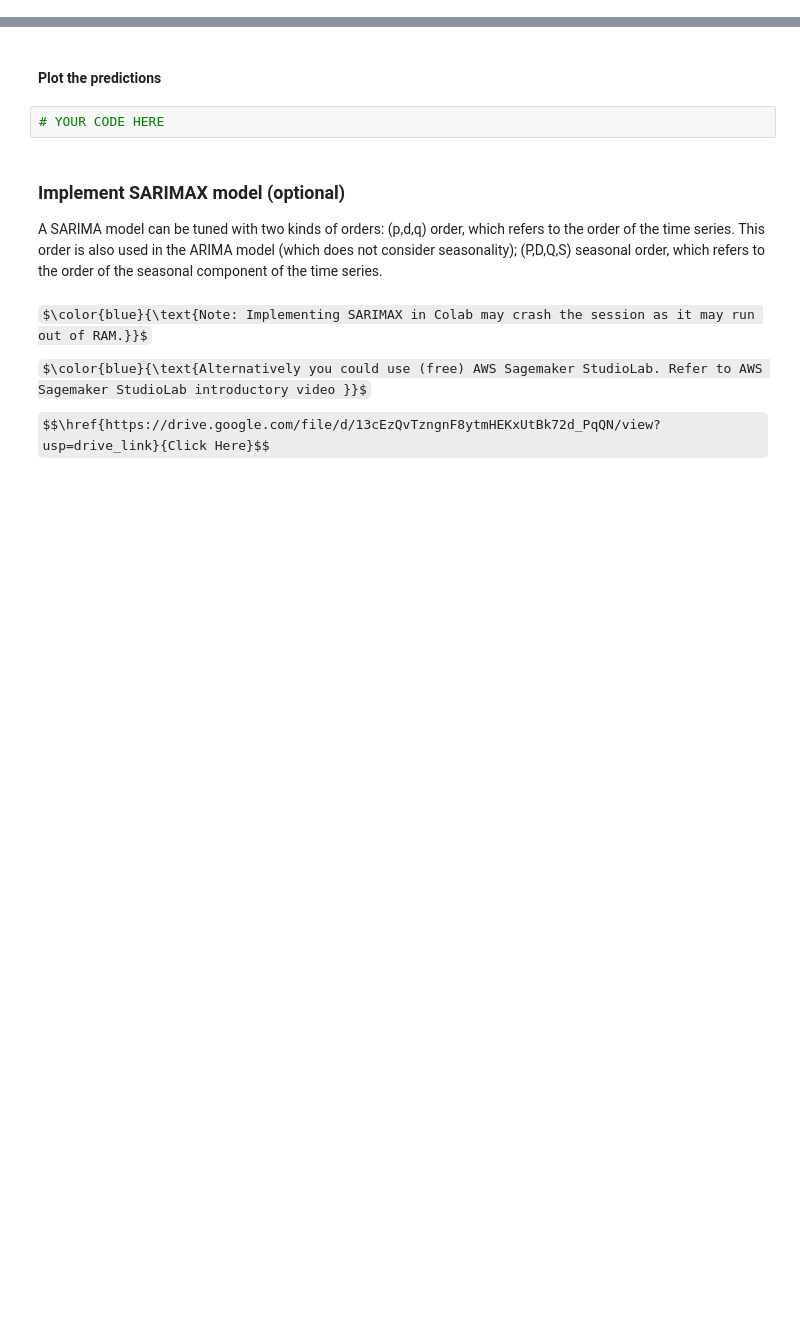
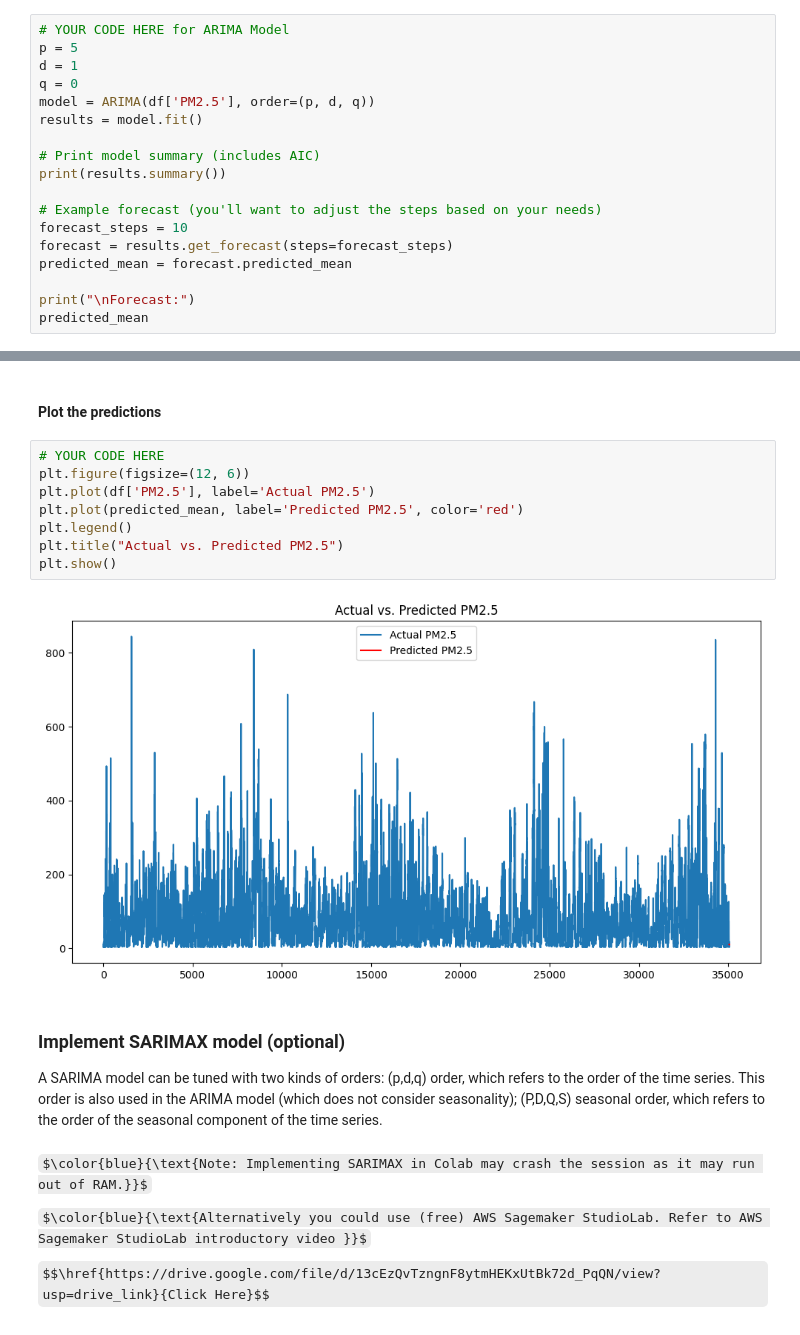
Before and after one commit to vchandraiitk/PokerCardGame, a Jupyter notebook: Vikas_M8_NB_MiniProject_4_AirQuality_Forecast_ARIMA.ipynb, the cells around one changed output, grey strips where cells are left out. Cells and saved outputs as stored; diff of their text form; some formulas as TeX source; blank space fills up the shorter version.

```diff
--- a/Vikas_M8_NB_MiniProject_4_AirQuality_Forecast_ARIMA.ipynb
+++ b/Vikas_M8_NB_MiniProject_4_AirQuality_Forecast_ARIMA.ipynb
@@ -483,0 +383,18 @@ plt.show()
+# %%
+# YOUR CODE HERE for ARIMA Model
+p = 5
+d = 1
+q = 0
+model = ARIMA(df['PM2.5'], order=(p, d, q))
+results = model.fit()
+
+# Print model summary (includes AIC)
+print(results.summary())
+
+# Example forecast (you'll want to adjust the steps based on your needs)
+forecast_steps = 10
+forecast = results.get_forecast(steps=forecast_steps)
+predicted_mean = forecast.predicted_mean
+
+print("\nForecast:")
+predicted_mean
@@ -484,7 +431,15 @@ plt.show()
 # %% [markdown]
 #### Plot the predictions
-# %%
-# YOUR CODE HERE
+# %%
+# YOUR CODE HERE
+plt.figure(figsize=(12, 6))
+plt.plot(df['PM2.5'], label='Actual PM2.5')
+plt.plot(predicted_mean, label='Predicted PM2.5', color='red')
+plt.legend()
+plt.title("Actual vs. Predicted PM2.5")
+plt.show()
+# %% [output]
+[figure, added]
 # %% [markdown]
 ### Implement SARIMAX model (optional)
 
```
Also changed, not shown: parts of 6 cells of this notebook.
